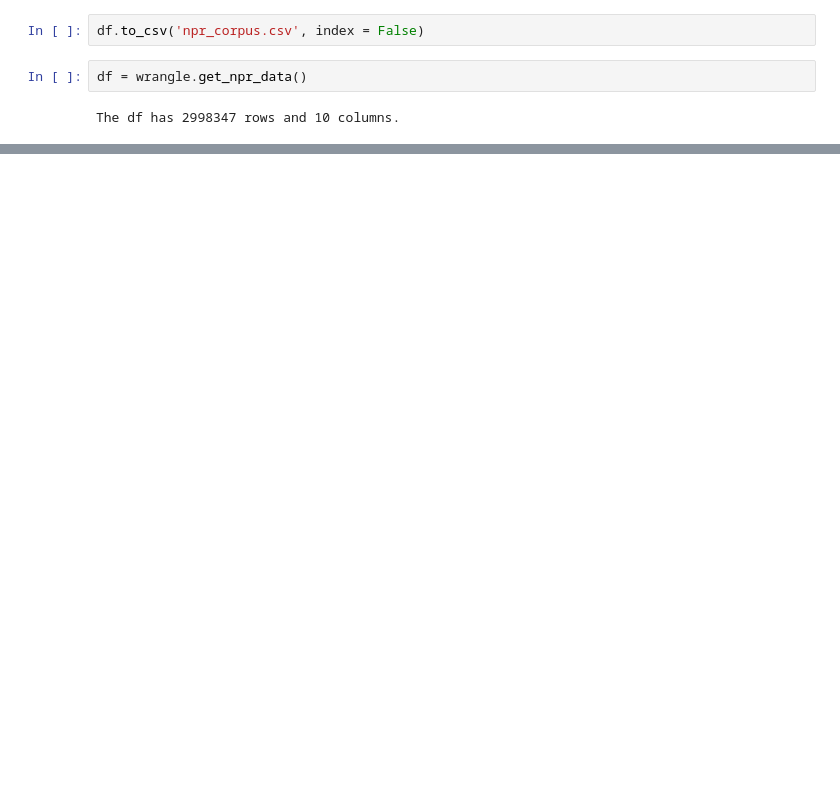
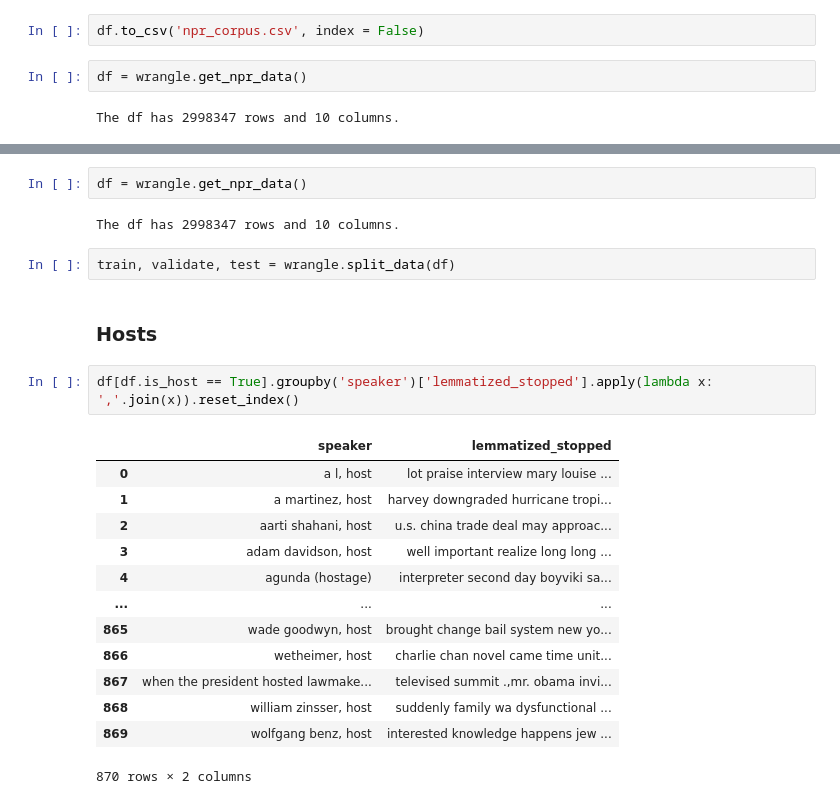
Before and after one commit to npr-nlp/npr-nlp-project, a Jupyter notebook: wheeler_notebook.ipynb, the cells around one changed output, grey strips where cells are left out. Drawn from its saved outputs; the diff is of its cells as text; blank space fills up the shorter version.

```diff
--- a/wheeler_notebook.ipynb
+++ b/wheeler_notebook.ipynb
@@ -333,0 +288,24 @@ df.sort_values(by=['episode_id','episode_order'])[0:50]
+# %%
+df = wrangle.get_npr_data()
+# %% [output]
+The df has 2998347 rows and 10 columns.
+# %%
+train, validate, test = wrangle.split_data(df)
+# %% [markdown]
+### Hosts
+# %%
+df[df.is_host == True].groupby('speaker')['lemmatized_stopped'].apply(lambda x: ','.join(x)).reset_index()
+# %% [output]
+|  | speaker | lemmatized_stopped |
+| 0 | a l, host | lot praise interview mary louise ... |
+| 1 | a martinez, host | harvey downgraded hurricane tropi... |
+| 2 | aarti shahani, host | u.s. china trade deal may approac... |
+| 3 | adam davidson, host | well important realize long long ... |
+| 4 | agunda (hostage) | interpreter second day boyviki sa... |
+| ... | ... | ... |
+| 865 | wade goodwyn, host | brought change bail system new yo... |
+| 866 | wetheimer, host | charlie chan novel came time unit... |
+| 867 | when the president hosted lawmake... | televised summit .,mr. obama invi... |
+| 868 | william zinsser, host | suddenly family wa dysfunctional ... |
+| 869 | wolfgang benz, host | interested knowledge happens jew ... |
+870 rows × 2 columns
```
Also changed, not shown: parts of 50 cells of this notebook, 3 other files.
